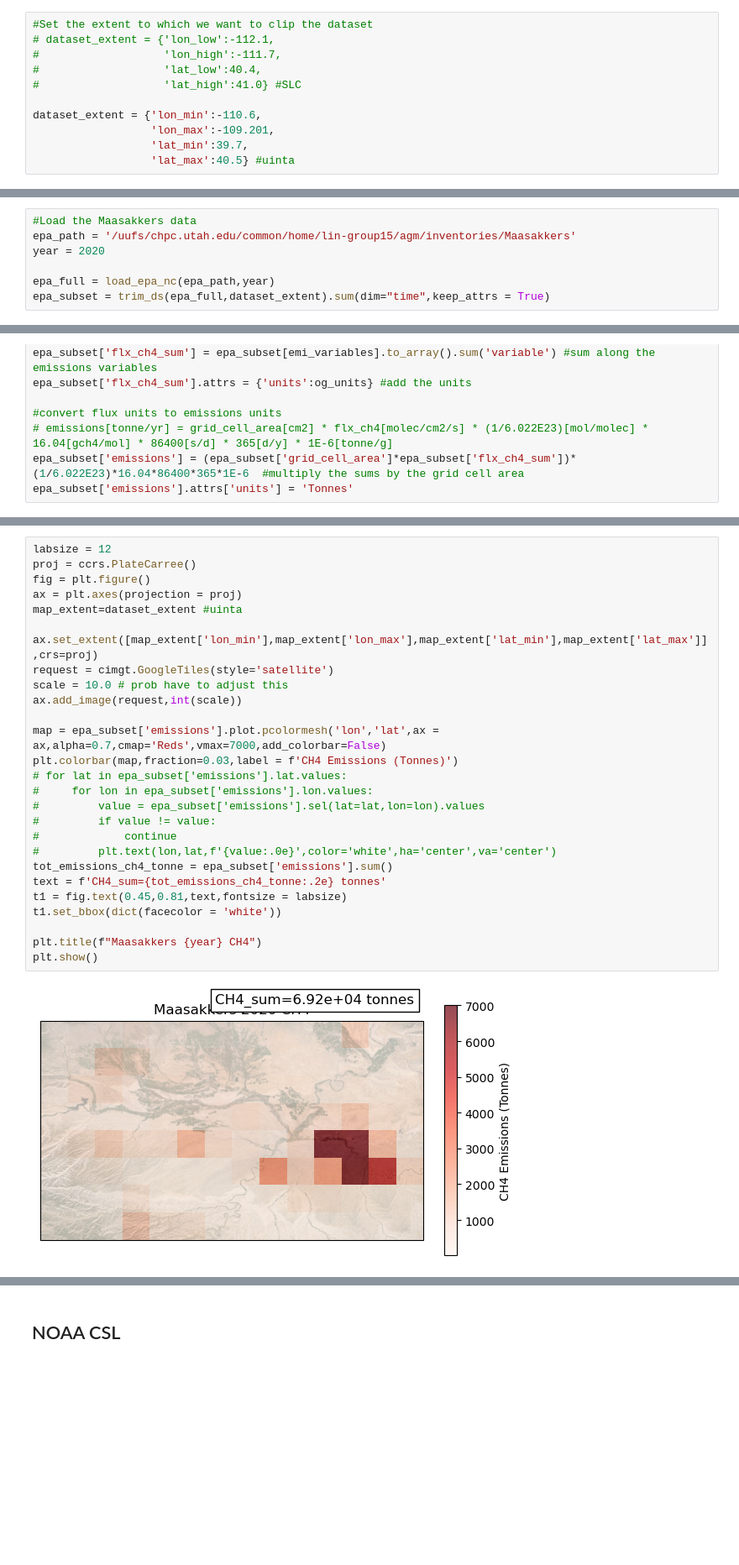
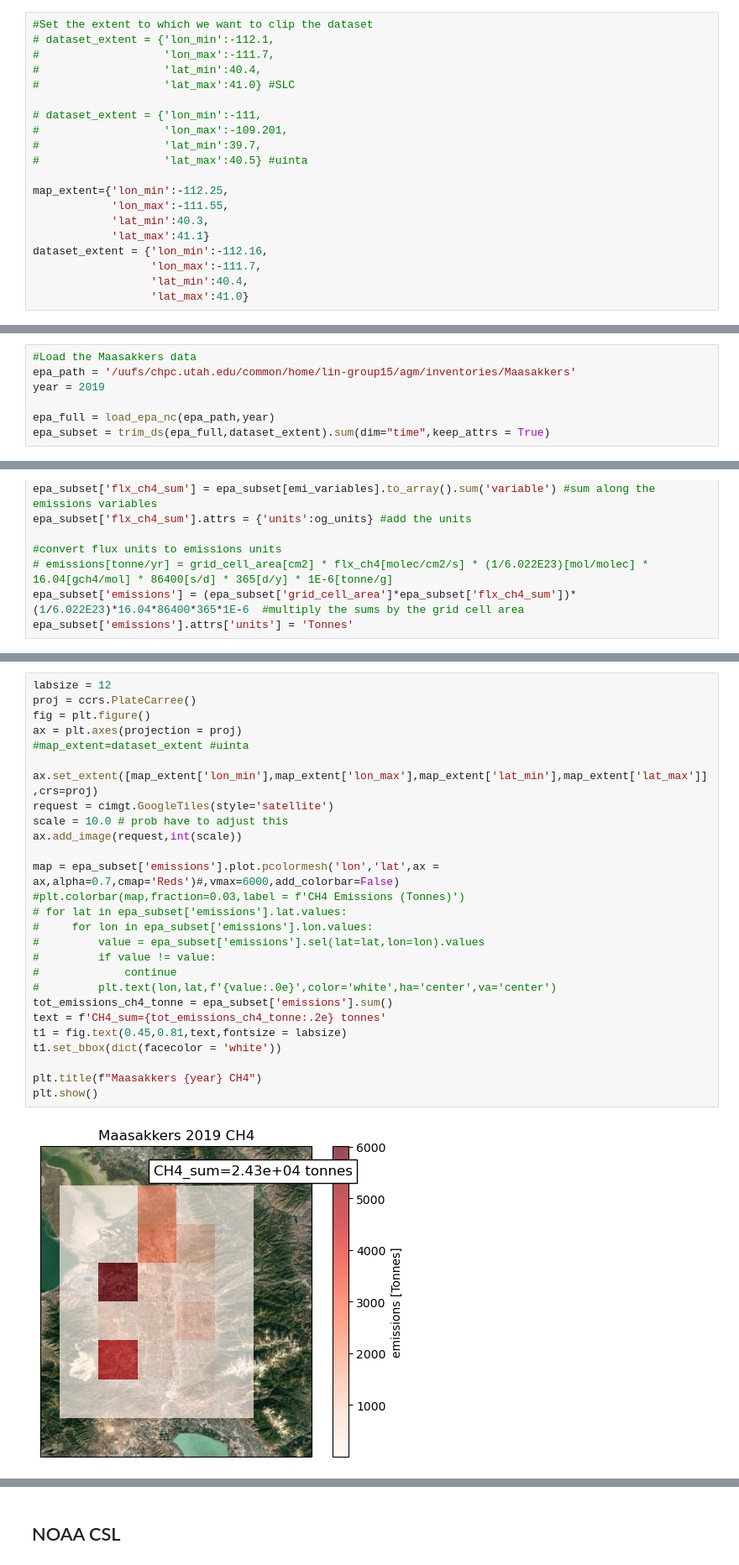
Before and after one commit to agmeyer4/Atmos_Column, a Jupyter notebook: atmos_column/ipynbs/inventories.ipynb, the cells around one changed output, grey strips where cells are left out. Shown at 84% size. Cells and saved outputs as stored; diff of their text form; blank space fills up the shorter version.

```diff
--- a/atmos_column/ipynbs/inventories.ipynb
+++ b/atmos_column/ipynbs/inventories.ipynb
@@ -50,15 +50,24 @@ def trim_ds(ds,extent_dict):
 # Inventories
 # %%
 #Set the extent to which we want to clip the dataset
-# dataset_extent = {'lon_low':-112.1,
-#                   'lon_high':-111.7,
-#                   'lat_low':40.4,
-#                   'lat_high':41.0} #SLC
+# dataset_extent = {'lon_min':-112.1,
+#                   'lon_max':-111.7,
+#                   'lat_min':40.4,
+#                   'lat_max':41.0} #SLC
 
-dataset_extent = {'lon_min':-110.6,
-                  'lon_max':-109.201,
-                  'lat_min':39.7,
-                  'lat_max':40.5} #uinta
+# dataset_extent = {'lon_min':-111,
+#                   'lon_max':-109.201,
+#                   'lat_min':39.7,
+#                   'lat_max':40.5} #uinta
+
+map_extent={'lon_min':-112.25,
+            'lon_max':-111.55,
+            'lat_min':40.3,
+            'lat_max':41.1}
+dataset_extent = {'lon_min':-112.16,
+                  'lon_max':-111.7,
+                  'lat_min':40.4,
+                  'lat_max':41.0}
 # %% [markdown]
 ## EDGAR
 # %%
@@ -197,7 +206,7 @@ def load_epa_nc(path,year):
 # %%
 #Load the Maasakkers data
 epa_path = '/uufs/chpc.utah.edu/common/home/lin-group15/agm/inventories/Maasakkers'
-year = 2020
+year = 2019
 
 epa_full = load_epa_nc(epa_path,year)
 epa_subset = trim_ds(epa_full,dataset_extent).sum(dim="time",keep_attrs = True)
@@ -219,32 +231,32 @@ epa_subset['emissions'].attrs['units'] = 'Tonnes'
 # %%
 labsize = 12
 proj = ccrs.PlateCarree()
 fig = plt.figure()
 ax = plt.axes(projection = proj)
-map_extent=dataset_extent #uinta
+#map_extent=dataset_extent #uinta
 
 ax.set_extent([map_extent['lon_min'],map_extent['lon_max'],map_extent['lat_min'],map_extent['lat_max']],crs=proj)
 request = cimgt.GoogleTiles(style='satellite')
 scale = 10.0 # prob have to adjust this
 ax.add_image(request,int(scale))
 
-map = epa_subset['emissions'].plot.pcolormesh('lon','lat',ax = ax,alpha=0.7,cmap='Reds',vmax=7000,add_colorbar=False)
-plt.colorbar(map,fraction=0.03,label = f'CH4 Emissions (Tonnes)')
+map = epa_subset['emissions'].plot.pcolormesh('lon','lat',ax = ax,alpha=0.7,cmap='Reds')#,vmax=6000,add_colorbar=False)
+#plt.colorbar(map,fraction=0.03,label = f'CH4 Emissions (Tonnes)')
 # for lat in epa_subset['emissions'].lat.values:
 #     for lon in epa_subset['emissions'].lon.values:
 #         value = epa_subset['emissions'].sel(lat=lat,lon=lon).values
 #         if value != value:
 #             continue
 #         plt.text(lon,lat,f'{value:.0e}',color='white',ha='center',va='center')
 tot_emissions_ch4_tonne = epa_subset['emissions'].sum()
 text = f'CH4_sum={tot_emissions_ch4_tonne:.2e} tonnes'
 t1 = fig.text(0.45,0.81,text,fontsize = labsize)
 t1.set_bbox(dict(facecolor = 'white'))
 
 plt.title(f"Maasakkers {year} CH4")
 plt.show()
 # %% [output]
-[figure, old version]
+[figure, new version]
 # %%
 labsize = 12
 proj = ccrs.PlateCarree()
```
Also changed, not shown: parts of 2 cells of this notebook.
